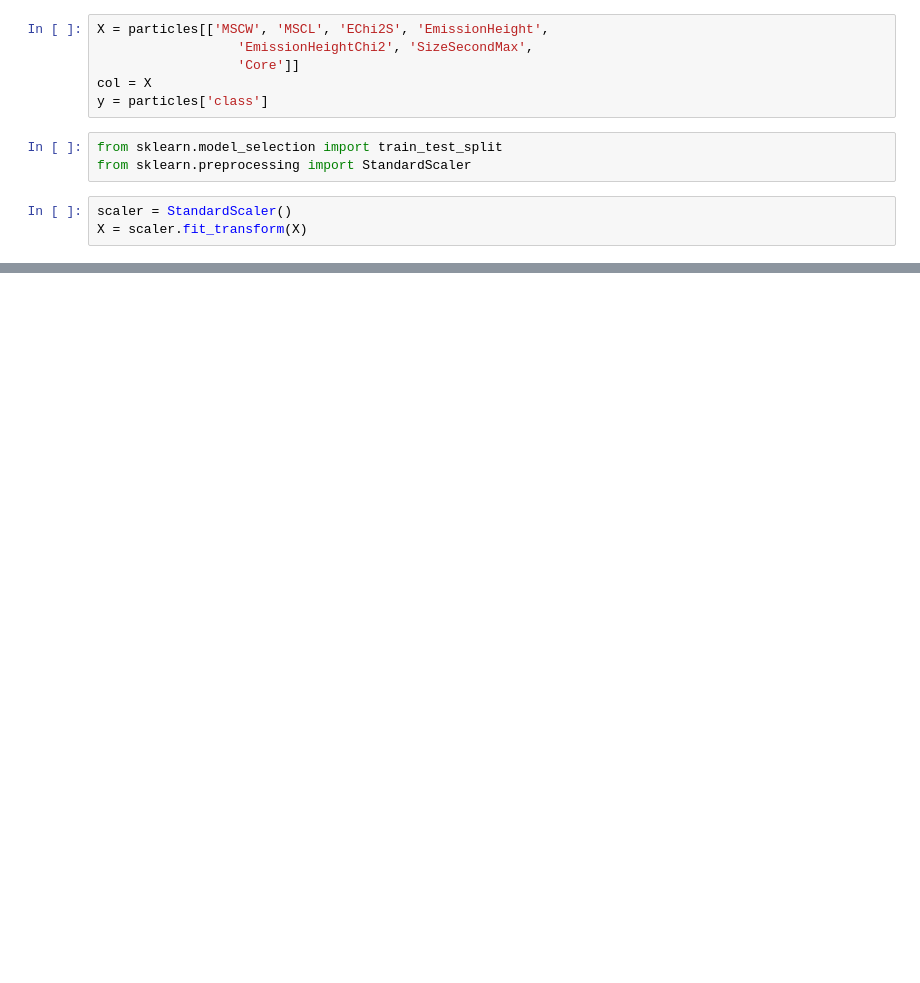
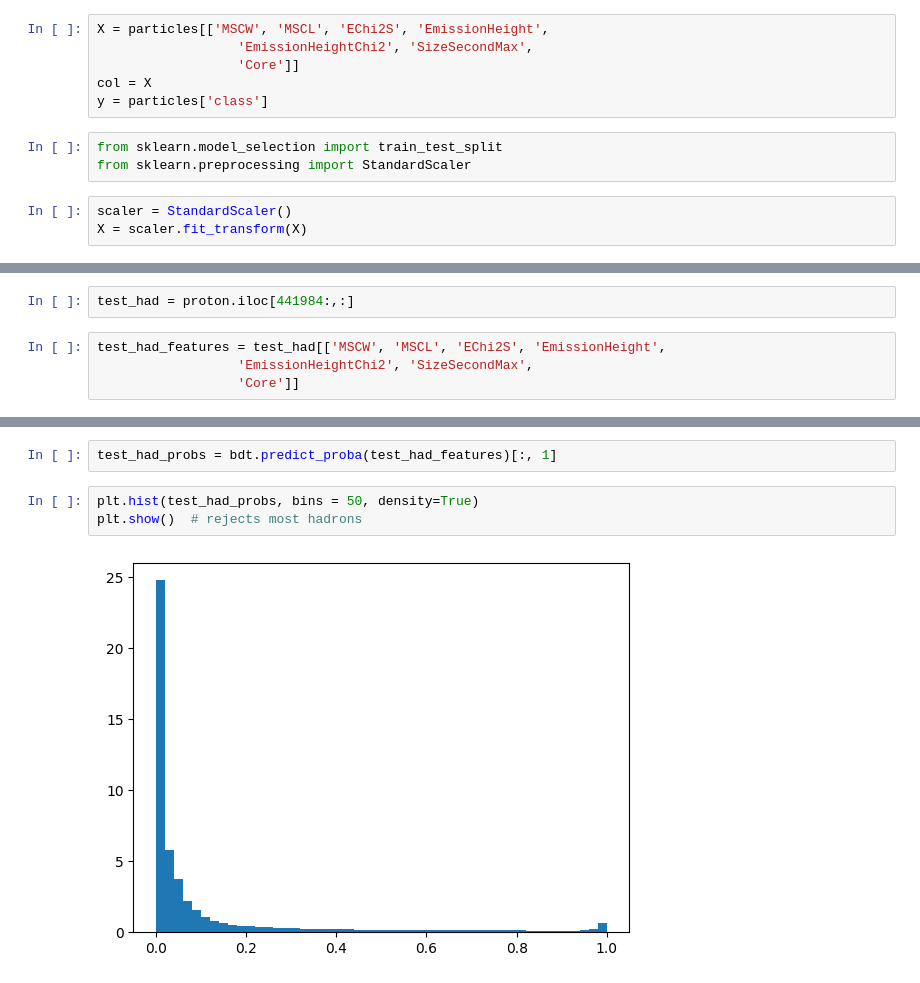
Before and after one commit to mernaskew/SummerFun, a Jupyter notebook: BDT.ipynb, the cells around one changed output, grey strips where cells are left out. Cells and saved outputs as stored; diff of their text form; blank space fills up the shorter version.

```diff
--- a/BDT.ipynb
+++ b/BDT.ipynb
@@ -237,0 +224,6 @@ pickle.dump(bdt, open(filename, 'wb'))
+# %%
+test_had = proton.iloc[441984:,:]
+# %%
+test_had_features = test_had[['MSCW', 'MSCL', 'EChi2S', 'EmissionHeight',
+                  'EmissionHeightChi2', 'SizeSecondMax',
+                  'Core']]
@@ -237,0 +246,7 @@ pickle.dump(bdt, open(filename, 'wb'))
+# %%
+test_had_probs = bdt.predict_proba(test_had_features)[:, 1]
+# %%
+plt.hist(test_had_probs, bins = 50, density=True)
+plt.show()  # rejects most hadrons
+# %% [output]
+[figure, added]
```
Also changed, not shown: parts of 21 cells of this notebook, 7 other files.
